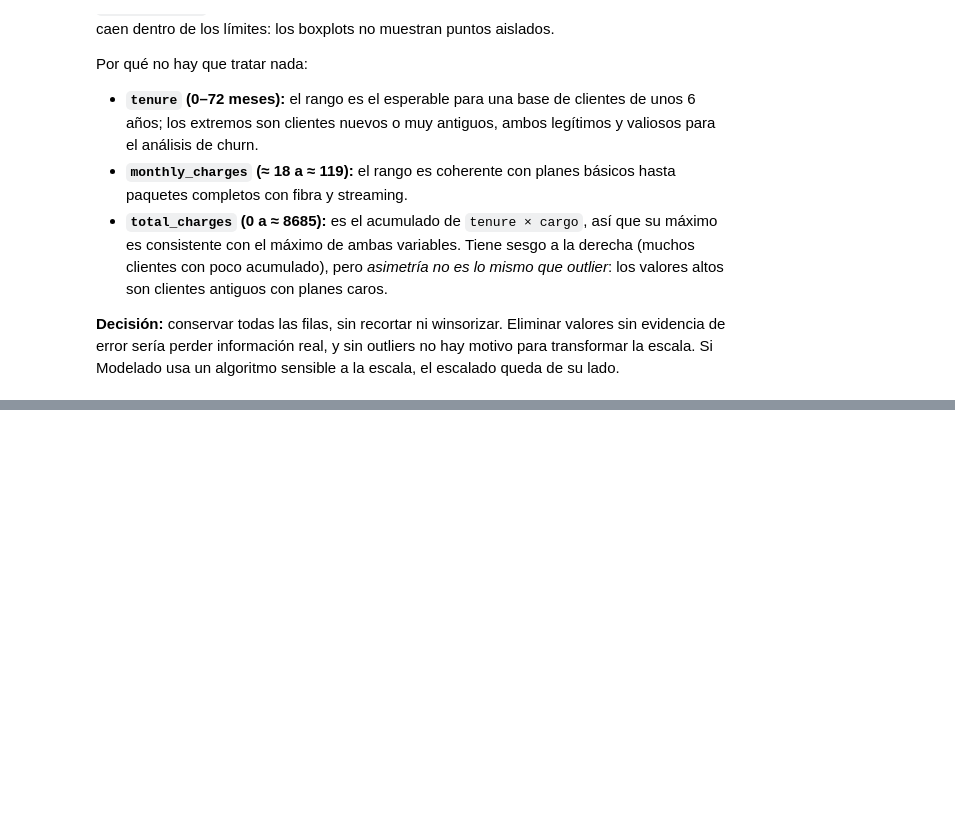
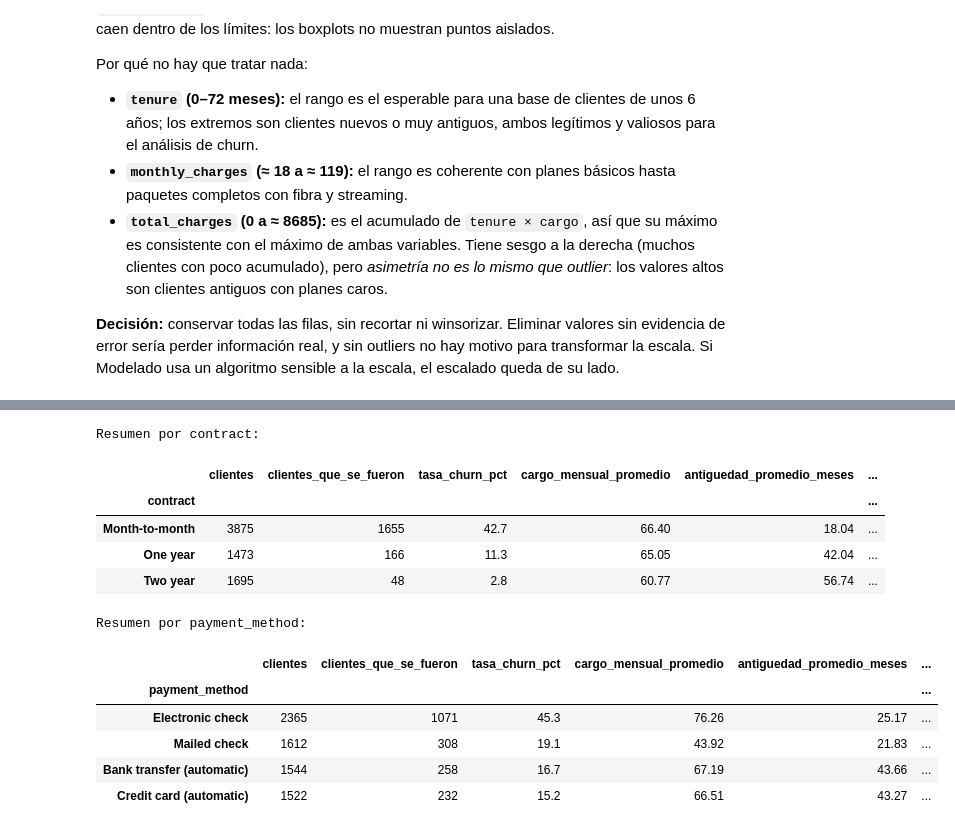
Before and after one commit to arielzamora/tpi-analisis-de-datos, a Jupyter notebook: notebooks/01_prep.ipynb, the cells around one changed output, grey strips where cells are left out. Cells and saved outputs as stored; diff of their text form; code cells hidden in the pictures; blank space fills up the shorter version.

```diff
--- a/notebooks/01_prep.ipynb
+++ b/notebooks/01_prep.ipynb
@@ -539,0 +606,37 @@ Por qué no hay que tratar nada:
+# %%
+base_agg = df.assign(churn_flag=(df["churn"] == "Yes").astype(int))  # assign devuelve una copia con una columna temporal churn_flag (1 = se fue, 0 = sigue); df queda sin tocar
+
+
+def resumen_por(columna):  # función que resume la base agrupando por la columna indicada
+    resumen = base_agg.groupby(columna, observed=True).agg(  # GROUP BY columna; observed=True ignora categorías sin filas (evita un warning con dtype category)
+        clientes=("churn_flag", "count"),  # COUNT(*): cantidad de clientes del grupo
+        clientes_que_se_fueron=("churn_flag", "sum"),  # SUM de la bandera: cuántos se fueron
+        tasa_churn_pct=("churn_flag", "mean"),  # AVG de la bandera: proporción que se fue (se pasa a % abajo)
+        cargo_mensual_promedio=("monthly_charges", "mean"),  # promedio del cargo mensual
+        antiguedad_promedio_meses=("tenure", "mean"),  # promedio de antigüedad
+        facturacion_total=("total_charges", "sum"),  # SUM de lo facturado acumulado
+    )  # cierra agg: cada argumento nombre=(columna, función) crea una columna de salida
+    resumen["tasa_churn_pct"] = (resumen["tasa_churn_pct"] * 100).round(1)  # pasa la proporción a porcentaje con 1 decimal
+    resumen[["cargo_mensual_promedio", "antiguedad_promedio_meses"]] = resumen[["cargo_mensual_promedio", "antiguedad_promedio_meses"]].round(2)  # redondea los promedios a 2 decimales
+    resumen["facturacion_total"] = resumen["facturacion_total"].round(2)  # redondea la suma de facturación
+    return resumen.sort_values("tasa_churn_pct", ascending=False)  # ordena de mayor a menor tasa de churn (ORDER BY ... DESC)
+
+
+print("Resumen por contract:")  # título
+display(resumen_por("contract"))  # aplica la función a contract
+print("Resumen por payment_method:")  # título
+display(resumen_por("payment_method"))  # aplica la función a payment_method
+# %% [output]
+Resumen por contract:
+|  | clientes | clientes_que_se_fueron | tasa_churn_pct | cargo_mensual_promedio | antiguedad_promedio_meses | ... |
+| contract |  |  |  |  |  | ... |
+| Month-to-month | 3875 | 1655 | 42.7 | 66.40 | 18.04 | ... |
+| One year | 1473 | 166 | 11.3 | 65.05 | 42.04 | ... |
+| Two year | 1695 | 48 | 2.8 | 60.77 | 56.74 | ... |
+Resumen por payment_method:
+|  | clientes | clientes_que_se_fueron | tasa_churn_pct | cargo_mensual_promedio | antiguedad_promedio_meses | ... |
+| payment_method |  |  |  |  |  | ... |
+| Electronic check | 2365 | 1071 | 45.3 | 76.26 | 25.17 | ... |
+| Mailed check | 1612 | 308 | 19.1 | 43.92 | 21.83 | ... |
+| Bank transfer (automatic) | 1544 | 258 | 16.7 | 67.19 | 43.66 | ... |
+| Credit card (automatic) | 1522 | 232 | 15.2 | 66.51 | 43.27 | ... |
```
Also changed, not shown: parts of 4 cells of this notebook.
